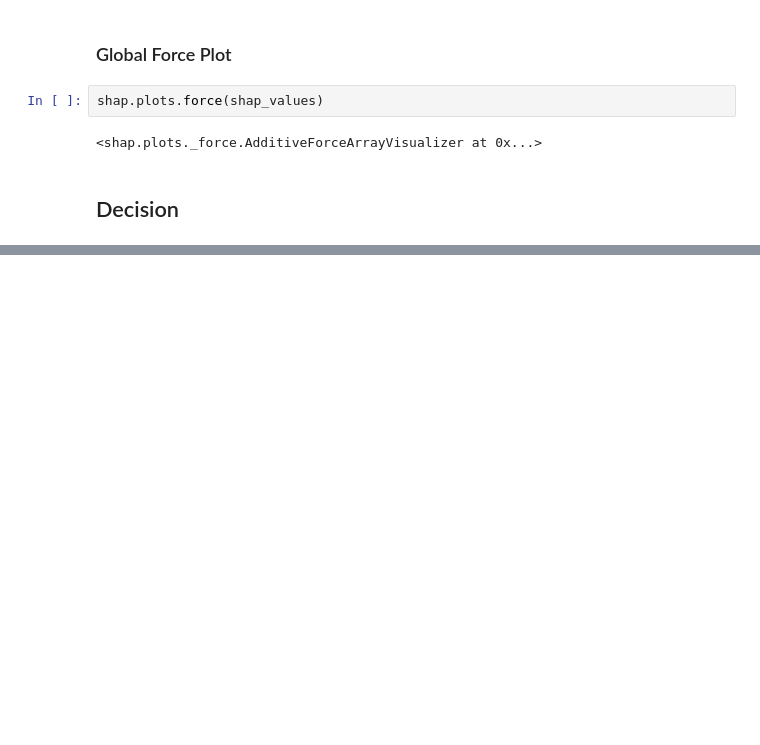
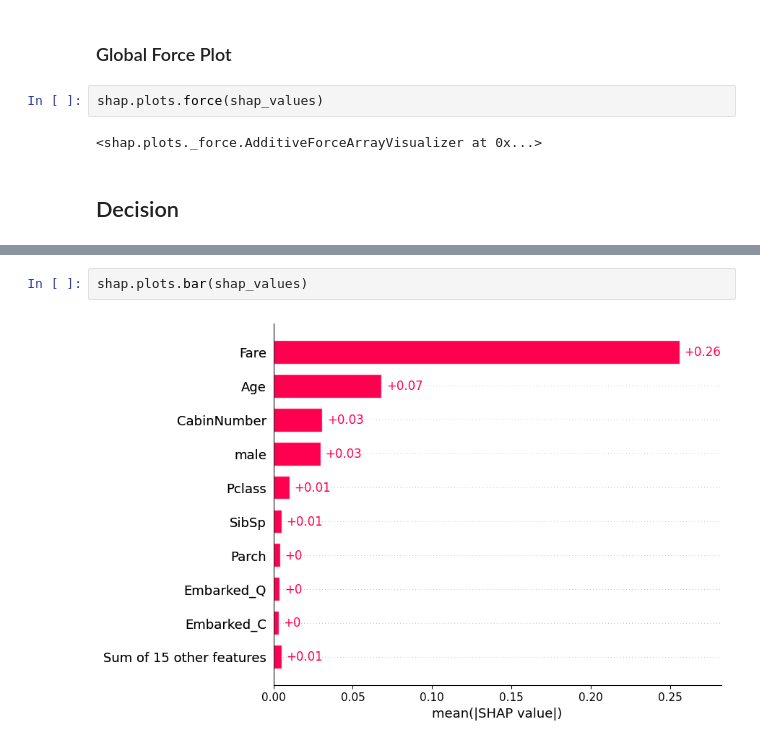
Before and after one commit to hsma-programme/h6_4g_explainable_ai, a Jupyter notebook: teaching_notebooks/shap_neural_nets.ipynb, the cells around one changed output, grey strips where cells are left out. Saved outputs shown, nothing was run; the diff lists cells and outputs as text; blank space fills up the shorter version.

```diff
--- a/teaching_notebooks/shap_neural_nets.ipynb
+++ b/teaching_notebooks/shap_neural_nets.ipynb
@@ -957,0 +947,4 @@ shap.plots.decision(
+# %%
+shap.plots.bar(shap_values)
+# %% [output]
+[figure, added]
```
Also changed, not shown: parts of 45 cells of this notebook, 5 other files.
